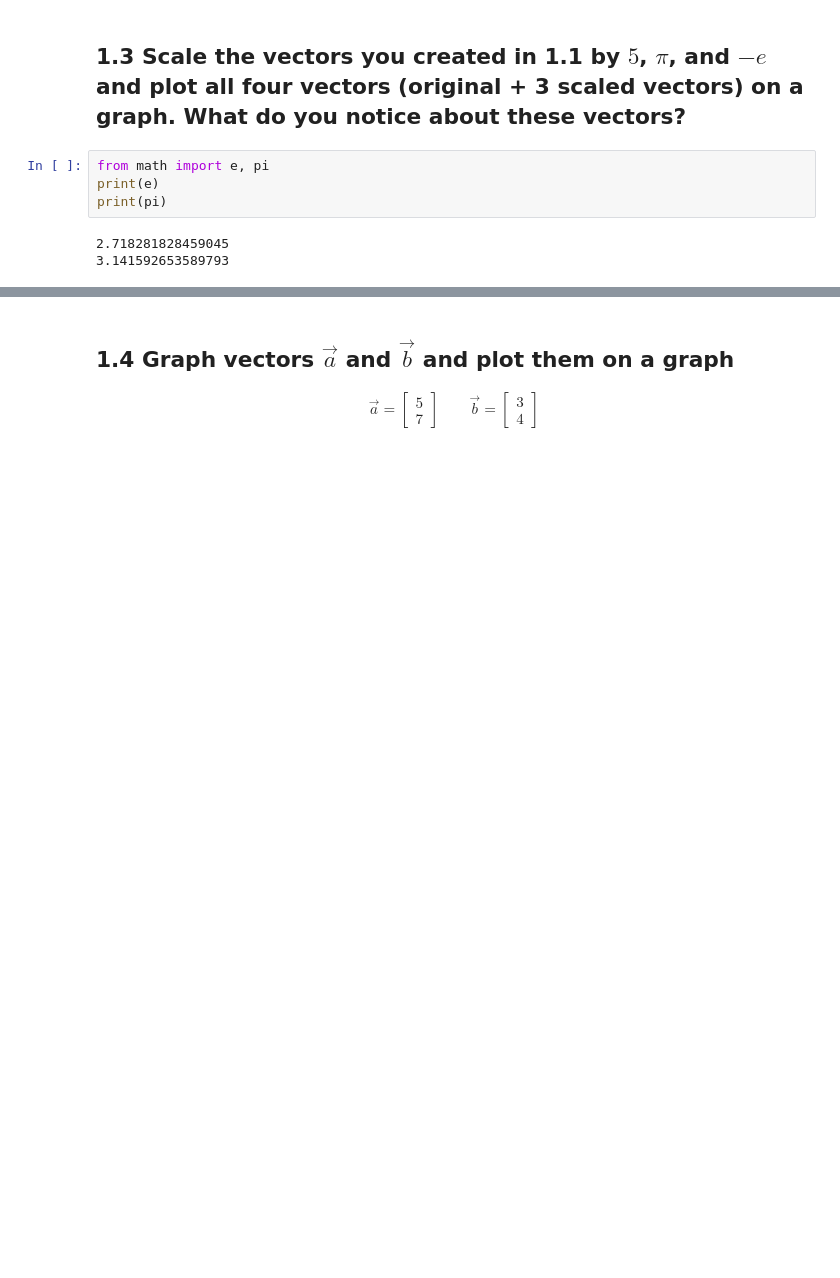
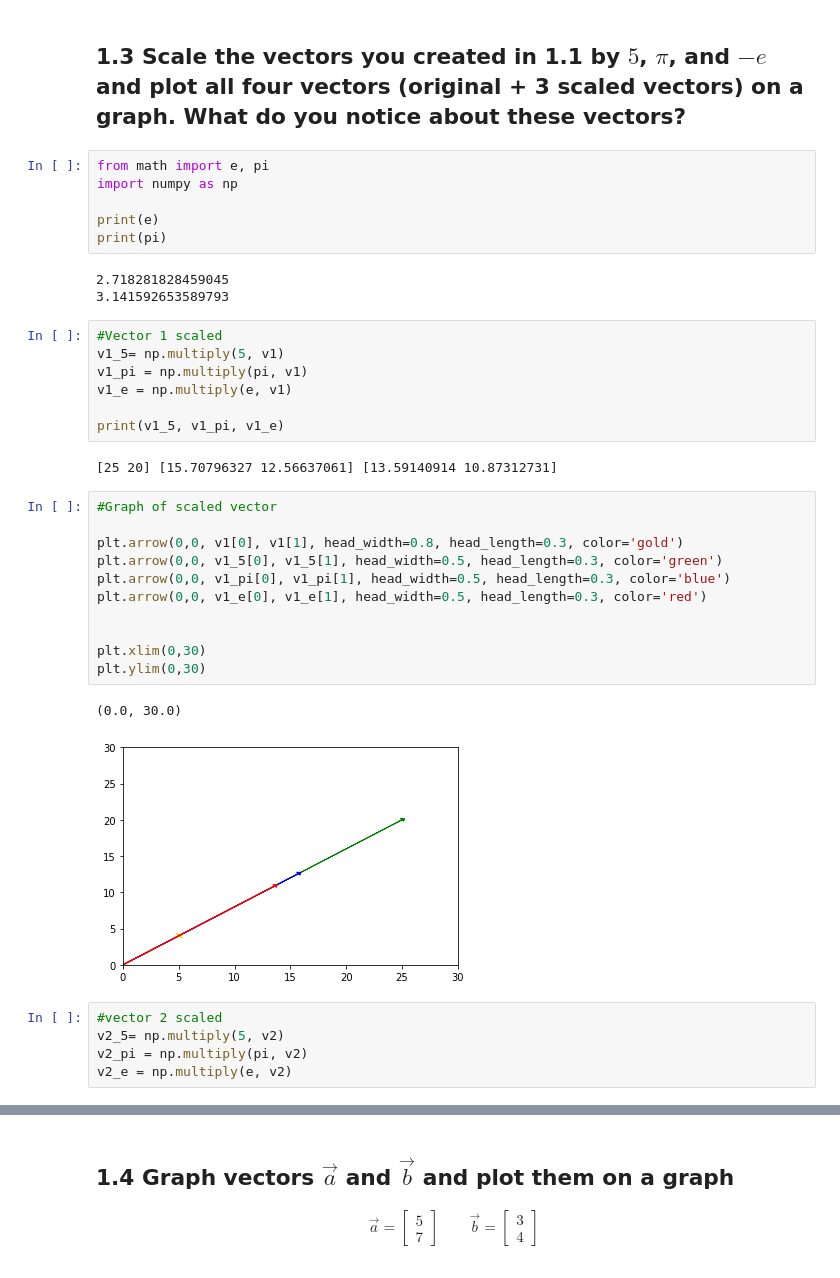
Before and after one commit to yestrella14/DS-Unit-1-Sprint-3-Linear-Algebra, a Jupyter notebook: LS_DS_131_Vectors_and_Matrices_Assignment.ipynb, the cells around one changed output, grey strips where cells are left out. Drawn from its saved outputs; the diff is of its cells as text; blank space fills up the shorter version.

```diff
--- a/LS_DS_131_Vectors_and_Matrices_Assignment.ipynb
+++ b/LS_DS_131_Vectors_and_Matrices_Assignment.ipynb
@@ -15,8 +31,38 @@ v2= [[][]]
 ## 1.3 Scale the vectors you created in 1.1 by $5$, $\pi$, and $-e$ and plot all four vectors (original + 3 scaled vectors) on a graph. What do you notice about these vectors?
 # %%
 from math import e, pi
+import numpy as np
+
 print(e)
 print(pi)
 # %% [output]
 2.718281828459045
 3.141592653589793
+# %%
+#Vector 1 scaled
+v1_5= np.multiply(5, v1)
+v1_pi = np.multiply(pi, v1)
+v1_e = np.multiply(e, v1)
+
+print(v1_5, v1_pi, v1_e)
+# %% [output]
+[25 20] [15.70796327 12.56637061] [13.59140914 10.87312731]
+# %%
+#Graph of scaled vector
+
+plt.arrow(0,0, v1[0], v1[1], head_width=0.8, head_length=0.3, color='gold')
+plt.arrow(0,0, v1_5[0], v1_5[1], head_width=0.5, head_length=0.3, color='green')
+plt.arrow(0,0, v1_pi[0], v1_pi[1], head_width=0.5, head_length=0.3, color='blue')
+plt.arrow(0,0, v1_e[0], v1_e[1], head_width=0.5, head_length=0.3, color='red')
+
+
+plt.xlim(0,30)
+plt.ylim(0,30)
+# %% [output]
+(0.0, 30.0)
+[figure, added]
+# %%
+#vector 2 scaled
+v2_5= np.multiply(5, v2)
+v2_pi = np.multiply(pi, v2)
+v2_e = np.multiply(e, v2)
```
Also changed, not shown: parts of 13 cells of this notebook.
